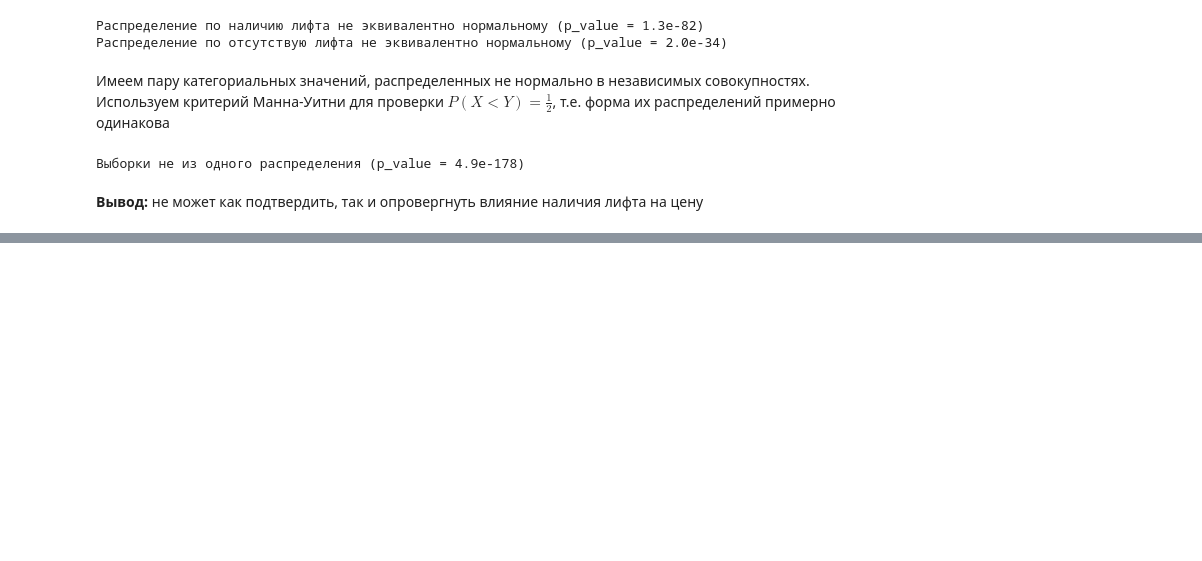
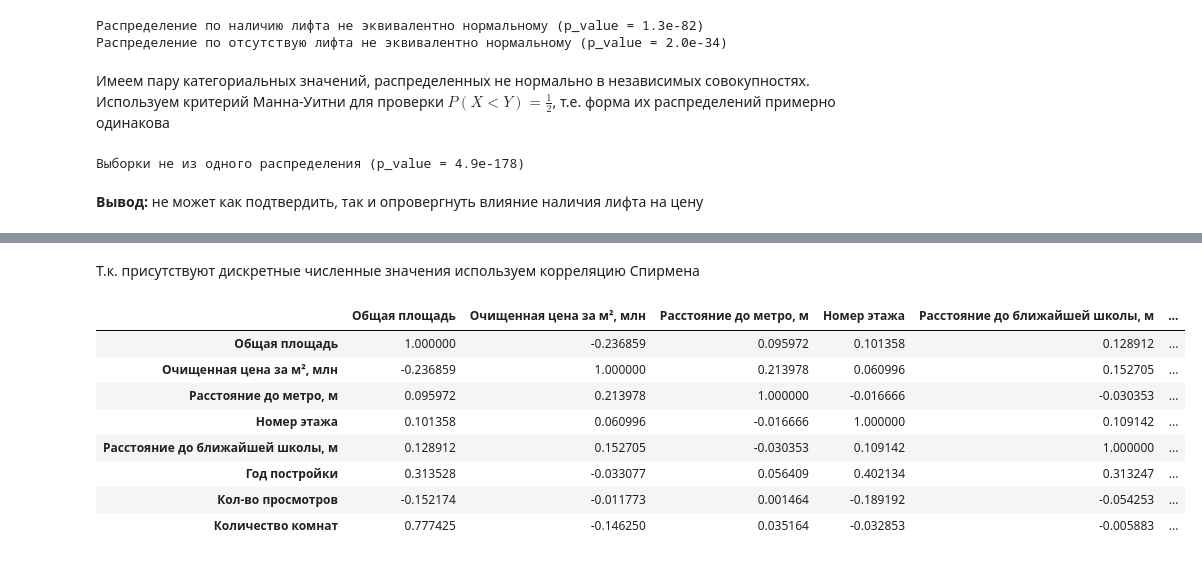
Before and after one commit to Torgovatel/Projects, a Jupyter notebook: DS/moscow-estate-agency-dm/src/main.ipynb, the cells around one changed output, grey strips where cells are left out. Drawn from its saved outputs; the diff is of its cells as text; code cells hidden in the pictures; blank space fills up the shorter version.

```diff
--- a/DS/moscow-estate-agency-dm/src/main.ipynb
+++ b/DS/moscow-estate-agency-dm/src/main.ipynb
@@ -1135,0 +1146,14 @@ print(f'Выборки {"" if p_val >= alpha else "не"} из одного ра
+# %% [markdown]
+Т.к. присутствуют дискретные численные значения используем корреляцию Спирмена
+# %%
+dataset.loc[:,col].corr(method='spearman')
+# %% [output]
+|  | Общая площадь | Очищенная цена за м², млн | Расстояние до метро, м | Номер этажа | Расстояние до ближайшей школы, м | ... |
+| Общая площадь | 1.000000 | -0.236859 | 0.095972 | 0.101358 | 0.128912 | ... |
+| Очищенная цена за м², млн | -0.236859 | 1.000000 | 0.213978 | 0.060996 | 0.152705 | ... |
+| Расстояние до метро, м | 0.095972 | 0.213978 | 1.000000 | -0.016666 | -0.030353 | ... |
+| Номер этажа | 0.101358 | 0.060996 | -0.016666 | 1.000000 | 0.109142 | ... |
+| Расстояние до ближайшей школы, м | 0.128912 | 0.152705 | -0.030353 | 0.109142 | 1.000000 | ... |
+| Год постройки | 0.313528 | -0.033077 | 0.056409 | 0.402134 | 0.313247 | ... |
+| Кол-во просмотров | -0.152174 | -0.011773 | 0.001464 | -0.189192 | -0.054253 | ... |
+| Количество комнат | 0.777425 | -0.146250 | 0.035164 | -0.032853 | -0.005883 | ... |
```
Also changed, not shown: parts of 11 cells of this notebook.
